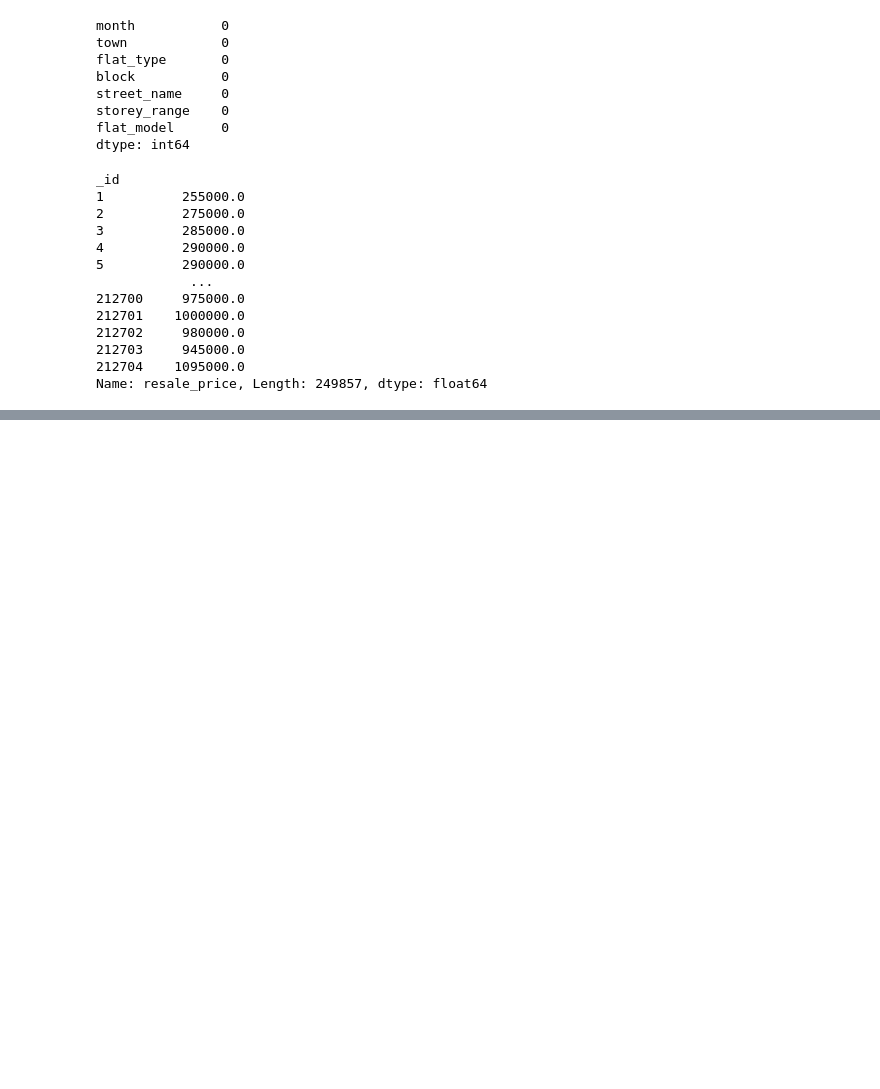
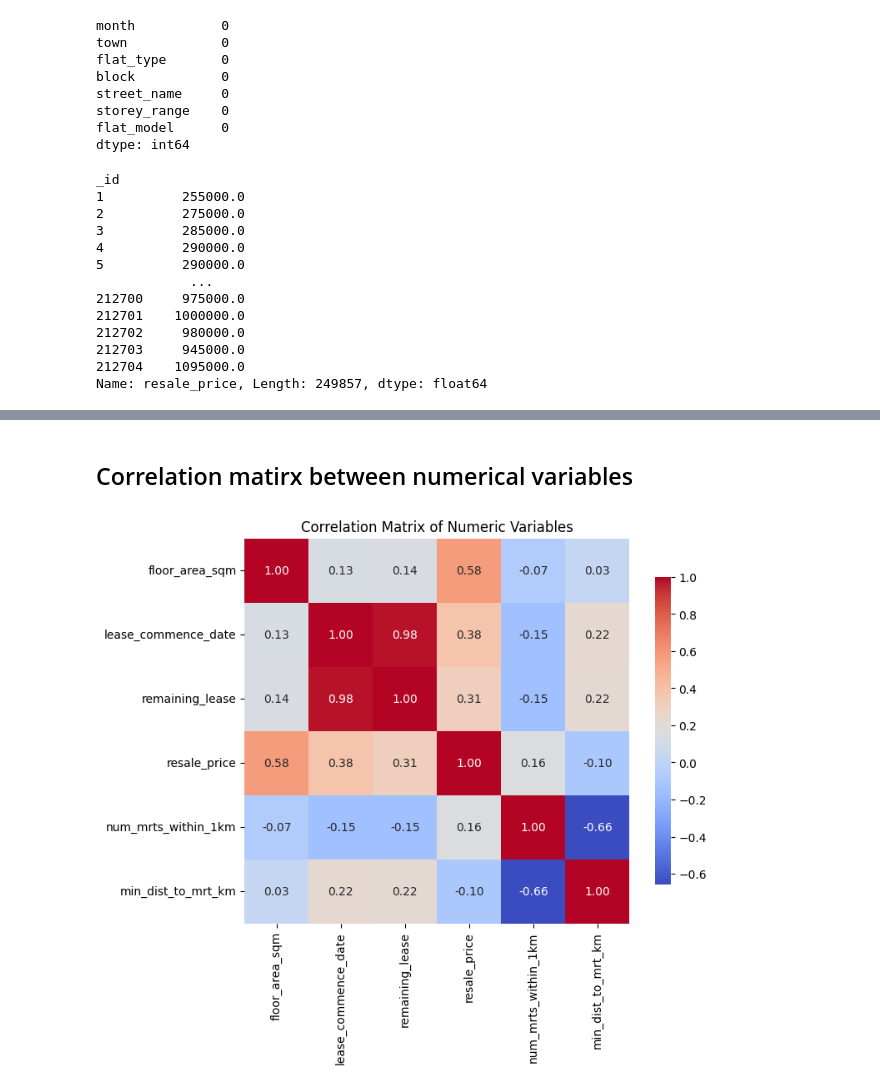
Before and after one commit to Faldho23/hdb-price-prediction, a Jupyter notebook: eda.ipynb, the cells around one changed output, grey strips where cells are left out. Drawn from its saved outputs; the diff is of its cells as text; code cells hidden in the pictures; blank space fills up the shorter version.

```diff
--- a/eda.ipynb
+++ b/eda.ipynb
@@ -125,0 +158,12 @@ plt.show()
+# %%
+Q1 = hdb_resale_data['resale_price'].quantile(0.25)
+Q3 = hdb_resale_data['resale_price'].quantile(0.75)
+IQR = Q3 - Q1
+
+lower_bound = Q1 - 1.5 * IQR
+upper_bound = Q3 + 1.5 * IQR
+
+hdb_resale_data['is_outlier'] = (
+    (hdb_resale_data['resale_price'] < lower_bound) |
+    (hdb_resale_data['resale_price'] > upper_bound)
+)
@@ -125,0 +180,14 @@ plt.show()
+# %% [markdown]
+<h2>Correlation matirx between numerical variables
+# %%
+# Calculate correlation matrix
+corr_matrix = hdb_resale_data[numerical_features.columns].corr()
+
+# Plot heatmap
+plt.figure(figsize=(8, 6))
+sns.heatmap(corr_matrix, annot=True, fmt='.2f', cmap='coolwarm', square=True, cbar_kws={"shrink": .8})
+
+plt.title("Correlation Matrix of Numeric Variables")
+plt.show()
+# %% [output]
+[figure, added]
```
Also changed, not shown: parts of 47 cells of this notebook.
